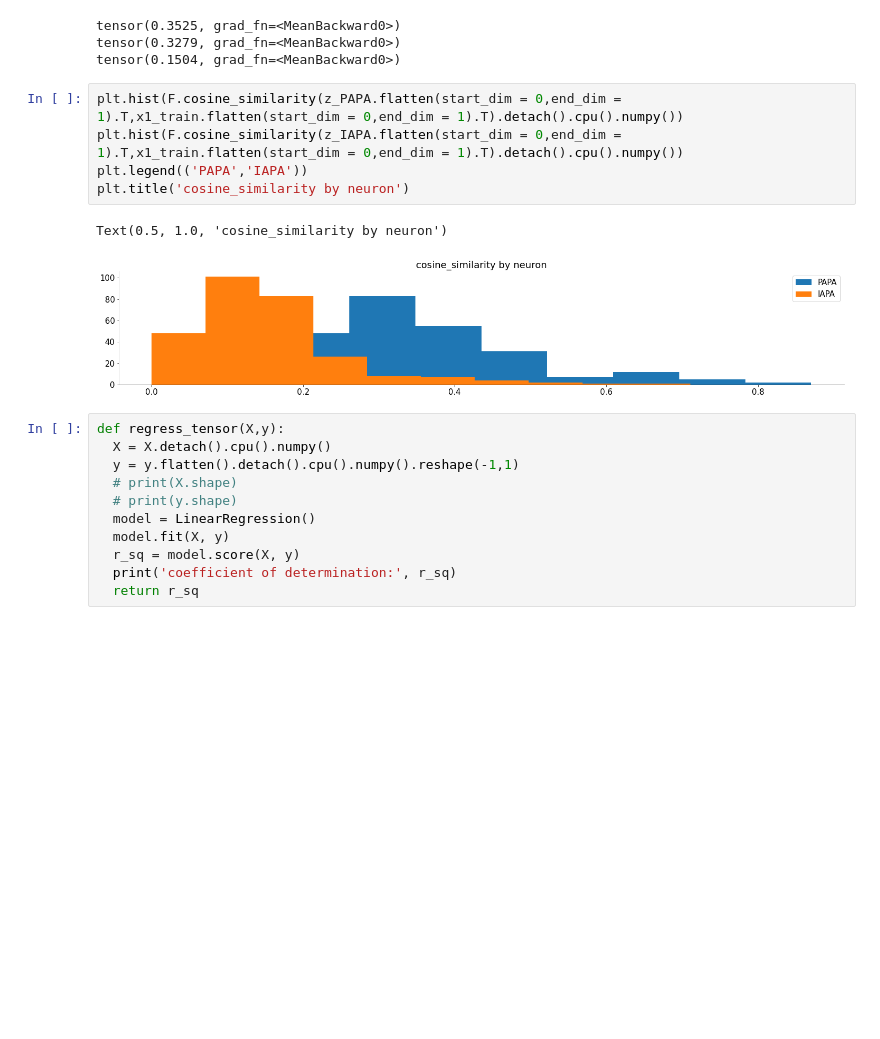
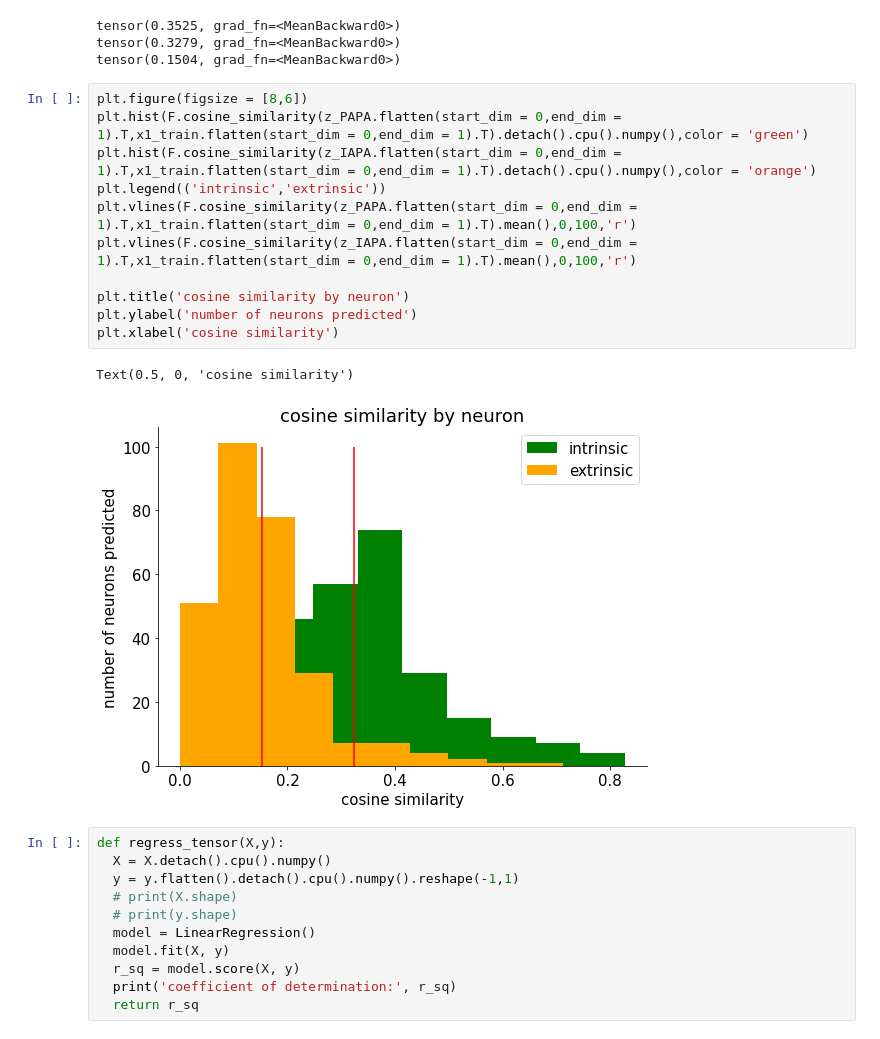
Before and after one commit to cindyhfls/NMA_DL_2021_project, a Jupyter notebook: DifferentRegionsCorrelatedLatents/s31_TH_MO.ipynb, the cells around one changed output. Cells and saved outputs as stored; diff of their text form; blank space fills up the shorter version.

```diff
--- a/DifferentRegionsCorrelatedLatents/s31_TH_MO.ipynb
+++ b/DifferentRegionsCorrelatedLatents/s31_TH_MO.ipynb
@@ -442,13 +440,19 @@ tensor(0.3525, grad_fn=<MeanBackward0>)
 tensor(0.3279, grad_fn=<MeanBackward0>)
 tensor(0.1504, grad_fn=<MeanBackward0>)
 # %%
-plt.hist(F.cosine_similarity(z_PAPA.flatten(start_dim = 0,end_dim = 1).T,x1_train.flatten(start_dim = 0,end_dim = 1).T).detach().cpu().numpy())
-plt.hist(F.cosine_similarity(z_IAPA.flatten(start_dim = 0,end_dim = 1).T,x1_train.flatten(start_dim = 0,end_dim = 1).T).detach().cpu().numpy())
-plt.legend(('PAPA','IAPA'))
-plt.title('cosine_similarity by neuron')
+plt.figure(figsize = [8,6])
+plt.hist(F.cosine_similarity(z_PAPA.flatten(start_dim = 0,end_dim = 1).T,x1_train.flatten(start_dim = 0,end_dim = 1).T).detach().cpu().numpy(),color = 'green')
+plt.hist(F.cosine_similarity(z_IAPA.flatten(start_dim = 0,end_dim = 1).T,x1_train.flatten(start_dim = 0,end_dim = 1).T).detach().cpu().numpy(),color = 'orange')
+plt.legend(('intrinsic','extrinsic'))
+plt.vlines(F.cosine_similarity(z_PAPA.flatten(start_dim = 0,end_dim = 1).T,x1_train.flatten(start_dim = 0,end_dim = 1).T).mean(),0,100,'r')
+plt.vlines(F.cosine_similarity(z_IAPA.flatten(start_dim = 0,end_dim = 1).T,x1_train.flatten(start_dim = 0,end_dim = 1).T).mean(),0,100,'r')
+
+plt.title('cosine similarity by neuron')
+plt.ylabel('number of neurons predicted')
+plt.xlabel('cosine similarity')
 # %% [output]
-Text(0.5, 1.0, 'cosine_similarity by neuron')
+Text(0.5, 0, 'cosine similarity')
-[figure, old version]
+[figure, new version]
 # %%
 def regress_tensor(X,y):
   X = X.detach().cpu().numpy()
```
Also changed, not shown: parts of 5 cells of this notebook.
